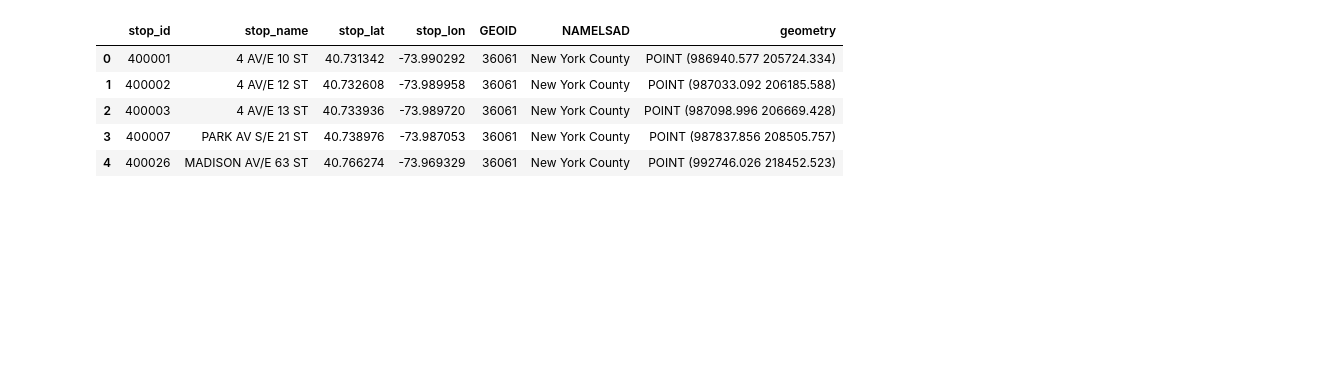
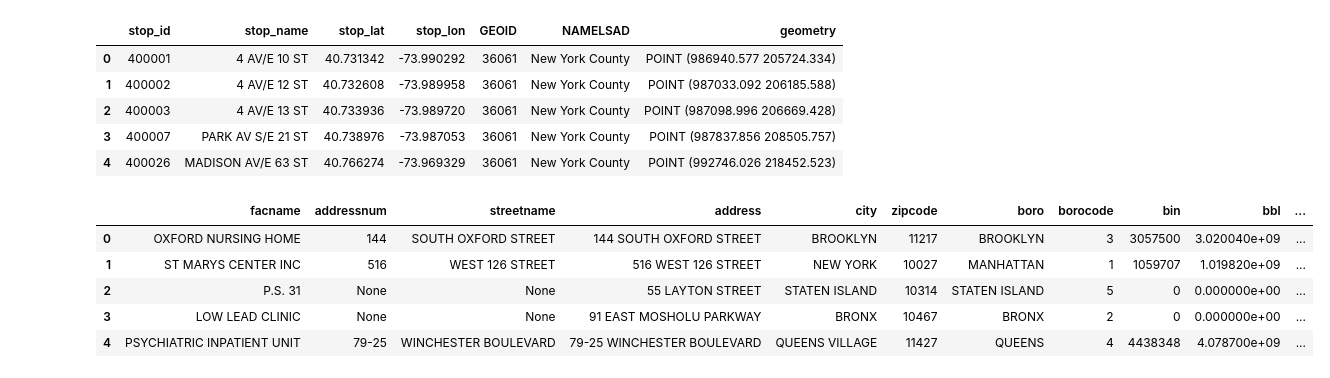
Before and after one commit to kirthi-b/QoL_NYC_Children, a Jupyter notebook: Access/Access.ipynb, the cells around one changed output. Cells and saved outputs as stored; diff of their text form; code cells hidden in the pictures; blank space fills up the shorter version.

```diff
--- a/Access/Access.ipynb
+++ b/Access/Access.ipynb
@@ -108,5 +94,12 @@ gdf.head()
 | 3 | 400007 | PARK AV S/E 21 ST | 40.738976 | -73.987053 | 36061 | New York County | POINT (987837.856 208505.757) |
 | 4 | 400026 | MADISON AV/E 63 ST | 40.766274 | -73.969329 | 36061 | New York County | POINT (992746.026 218452.523) |
 # %%
-gdf = gpd.read_file("/content/QoL_NYC_Children/Access/Data/Bus Stops", driver = "shapefile")
-gdf.head()
+health_gdf = gpd.read_file("/content/QoL_NYC_Children/Access/Data/Healthcare", driver = "shapefile")
+health_gdf.head()
+# %% [output]
+|  | facname | addressnum | streetname | address | city | zipcode | boro | borocode | bin | bbl | ... |
+| 0 | OXFORD NURSING HOME | 144 | SOUTH OXFORD STREET | 144 SOUTH OXFORD STREET | BROOKLYN | 11217 | BROOKLYN | 3 | 3057500 | 3.020040e+09 | ... |
+| 1 | ST MARYS CENTER INC | 516 | WEST 126 STREET | 516 WEST 126 STREET | NEW YORK | 10027 | MANHATTAN | 1 | 1059707 | 1.019820e+09 | ... |
+| 2 | P.S. 31 | None | None | 55 LAYTON STREET | STATEN ISLAND | 10314 | STATEN ISLAND | 5 | 0 | 0.000000e+00 | ... |
+| 3 | LOW LEAD CLINIC | None | None | 91 EAST MOSHOLU PARKWAY | BRONX | 10467 | BRONX | 2 | 0 | 0.000000e+00 | ... |
+| 4 | PSYCHIATRIC INPATIENT UNIT | 79-25 | WINCHESTER BOULEVARD | 79-25 WINCHESTER BOULEVARD | QUEENS VILLAGE | 11427 | QUEENS | 4 | 4438348 | 4.078700e+09 | ... |
```
Also changed, not shown: parts of 26 cells of this notebook, 9 other files.
